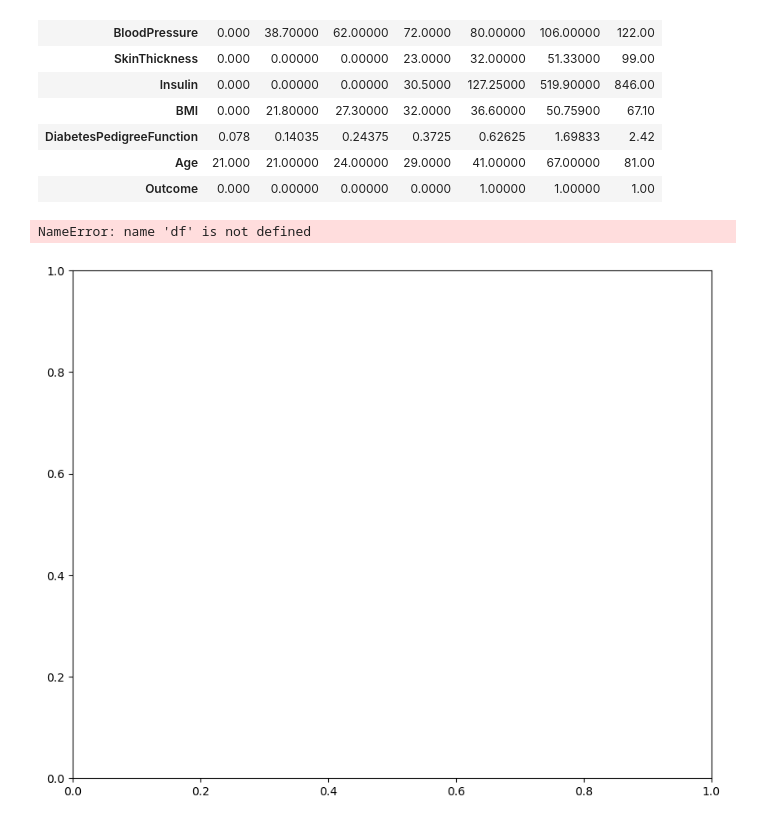
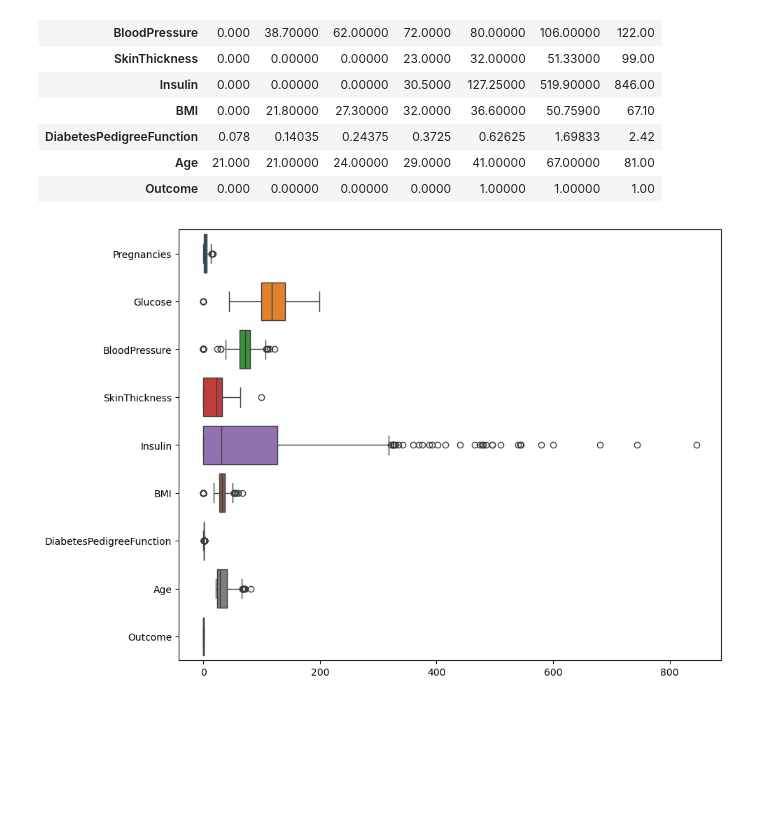
Before and after one commit to Subodhtiwari2003/Diabetes_prediction, a Jupyter notebook: Diabetes_prediction.ipynb, the cells around one changed output. Saved outputs shown, nothing was run; the diff lists cells and outputs as text; code cells hidden in the pictures; blank space fills up the shorter version.

```diff
--- a/Diabetes_prediction.ipynb
+++ b/Diabetes_prediction.ipynb
@@ -118,9 +118,8 @@ df.quantile([0, 0.05, 0.25, 0.50, 0.75, 0.99, 1]).T
 # %%
 import seaborn as sns
 import matplotlib.pyplot as plt
 import matplotlib
 f, ax = plt.subplots(figsize=(10, 8))
-fig = sns.boxplot(data=df, orient="h"
+fig = sns.boxplot(data=df, orient="h")
 # %% [output]
-NameError: name 'df' is not defined
-[figure, old version]
+[figure, new version]
```
